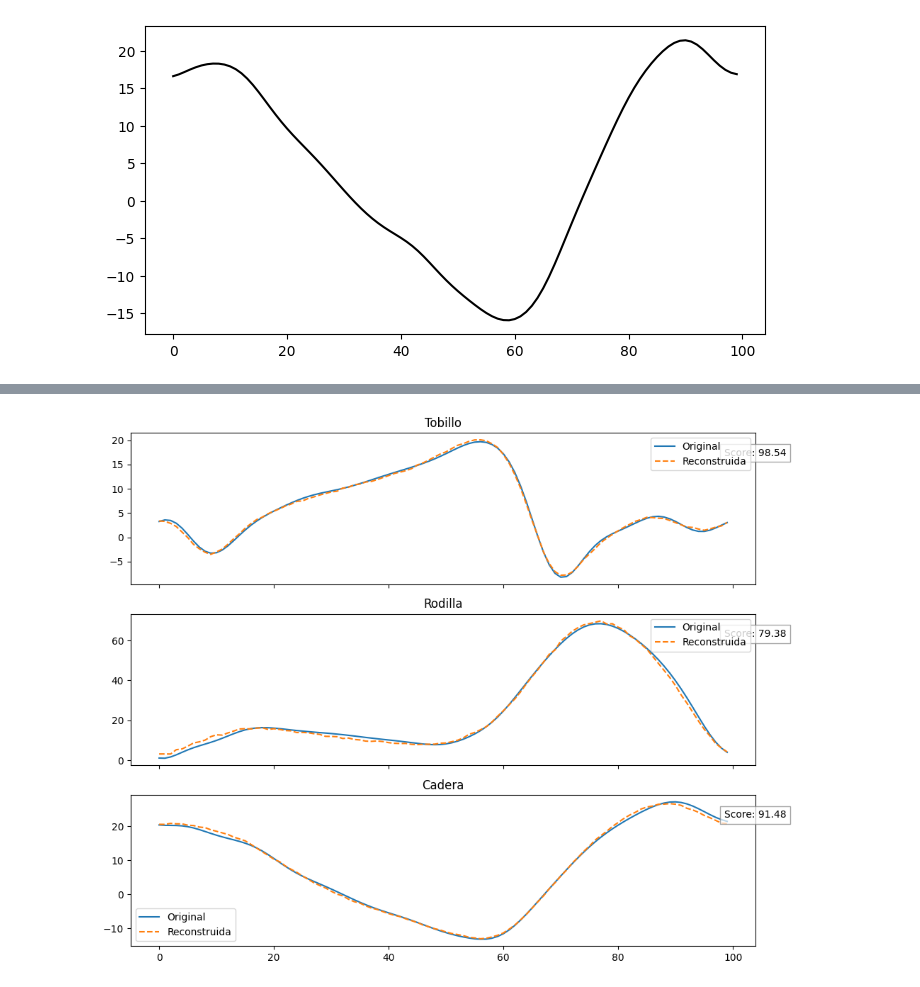
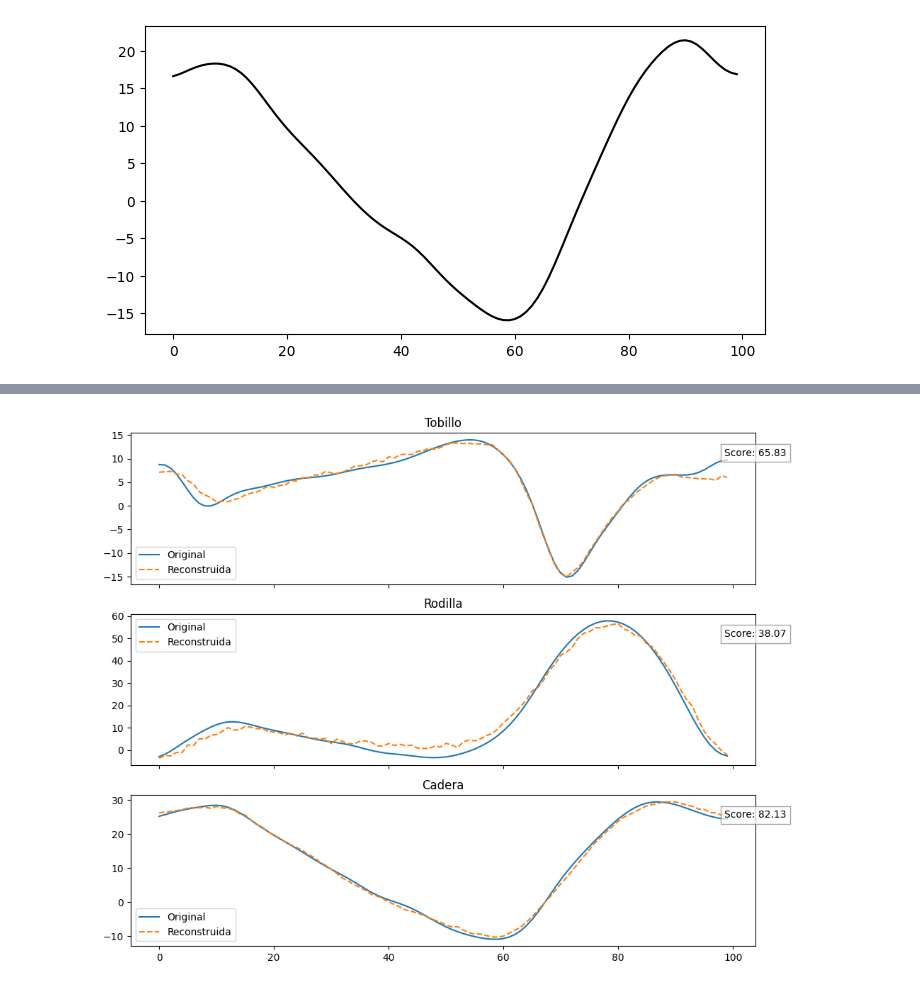
Before and after one commit to hugodidi/imocap, a Jupyter notebook: ibioprocessing/GaitAnalysisIA.ipynb, the cells around one changed output, grey strips where cells are left out. Drawn from its saved outputs; the diff is of its cells as text; code cells hidden in the pictures.

```diff
--- a/ibioprocessing/GaitAnalysisIA.ipynb
+++ b/ibioprocessing/GaitAnalysisIA.ipynb
@@ -62,6 +54,7 @@ models = {}
 for joint_name, X in data_by_joint.items():
     input_dim = X.shape[1]
 
+    # Se establece la arquitectura del autoencoder
     input_layer = Input(shape=(input_dim,))
     encoded = Dense(64, activation='relu')(input_layer)
     encoded = Dense(32, activation='relu')(encoded)
@@ -71,25 +64,27 @@ for joint_name, X in data_by_joint.items():
     decoded = Dense(64, activation='relu')(decoded)
     decoded = Dense(input_dim, activation='linear')(decoded)
 
+    # Compilar y entrenar el modelo
     model = Model(inputs=input_layer, outputs=decoded)
     model.compile(optimizer='adam', loss='mse')
-    early_stop = EarlyStopping(monitor='loss', patience=5, restore_best_weights=True)
-    model.fit(X, X,
+    early_stop = EarlyStopping(monitor='loss', patience=10, restore_best_weights=True)
+    model.fit(X, X,     # entrenar para reconstruir la entrada (X-X)
           epochs=100,
           batch_size=16,
           shuffle=True,
           verbose=1,
           callbacks=[early_stop])
 
+    # Guarda el modelo entrenado
     models[joint_name] = model
 
 # Calcular errores y definir umbral realista (media + 3*std)
 error_distributions = {}
 
-for joint_name, X in data_by_joint.items():
+for joint_name, X in data_by_joint.items(): # por cada matriz de articulación
     model = models[joint_name]
-    recon = model.predict(X, verbose=0)
-    errors = np.mean((X - recon) ** 2, axis=1)
+    recon = model.predict(X, verbose=0) # reconstrucción
+    errors = np.mean((X - recon) ** 2, axis=1) # se calcula el error cuadrático medio por serie
 
     err_min = float(np.percentile(errors, 0.5))     # más robusto que min()
     err_max = float(np.percentile(errors, 99.5))    # ignora outliers
@@ -100,5 +95,7 @@ for joint_name, X in data_by_joint.items():
         "mean": float(np.mean(errors)),
         "std": float(np.std(errors))
     }
+
+    print('Err {}'.format(joint_name),error_distributions[joint_name])
 # %% [output]
 Epoch 1/100
@@ -121,11 +118,11 @@ WARNING:tensorflow:5 out of the last 15 calls to <function TensorFlowTrainer.mak
 # %%
 # === Paso 4: Evaluar señal con score normalizado ===
 import random
-subject_id = 5 #random.randint(1, 10)
+subject_id = 10 #random.randint(1, 10) # selección de sujeto
 df_test = pd.read_csv(filePath)
-leg_id = 1
-condition_id = 1  # por ejemplo marcha con férula
-replication_id = 1
+leg_id = 1 # selección de pierna
+condition_id = 3 # selección de condición
+replication_id = 2 # selección de repetición
 joint_scores = {}
 
 scores = []
@@ -134,12 +131,12 @@ reconSignals = []
 scoreStrings = []
 
 for joint_id, joint_name in joint_map.items():
-    df_joint = df_test[(df_test['joint'] == joint_id) &
-                       (df_test['condition'] == condition_id) &
-                       (df_test['subject'] == subject_id) &
-                       (df_test['leg'] == leg_id) &
-                       (df_test['replication'] == replication_id)]
-    signal = df_joint.sort_values('time')['angle'].values[:100]
+    df_joint = df_test[(df_test['joint'] == joint_id) & # datos de articulación
+                       (df_test['condition'] == condition_id) & # para esta condición
+                       (df_test['subject'] == subject_id) & # este sujeto
+                       (df_test['leg'] == leg_id) & # esta pierna
+                       (df_test['replication'] == replication_id)] # y esta repetición
+    signal = df_joint.sort_values('time')['angle'].values[:100] # solo cien puntos
     model = models[joint_name]
 
     originalSignals.append(signal)
@@ -154,31 +151,31 @@ for joint_id, joint_name in joint_map.items():
     log_error = np.log1p(error)
     log_err_min = np.log1p(err_min)
     log_err_max = np.log1p(6*err_max)
 
     score = 100 * (1 - (log_error - log_err_min) / (log_err_max - log_err_min))
     score = np.clip(score, 0, 100)
 
     scores.append(score)
     joint_scores[joint_name] = score
     scoreStrings.append(f"Score: {score:.2f}")
 
 # === Gráfica ===
 fig, axs = plt.subplots(3, 1, figsize=(10, 8), sharex=True)
 titles = ['Tobillo', 'Rodilla', 'Cadera']
 
 for i in range(3):
     axs[i].plot(originalSignals[i], label='Original')
     axs[i].plot(reconSignals[i], label='Reconstruida', linestyle='--')
     axs[i].set_title(titles[i])
     axs[i].legend()
     axs[i].text(0.95, 0.9,
                 scoreStrings[i],
                 transform=axs[i].transAxes,
                 ha='left', va='top',
                 fontsize=10,
                 bbox=dict(facecolor='white', alpha=0.7, edgecolor='gray'))
 
 plt.tight_layout()
 plt.show()
 # %% [output]
-[figure, old version]
+[figure, new version]
```
Also changed, not shown: parts of 5 cells of this notebook.
